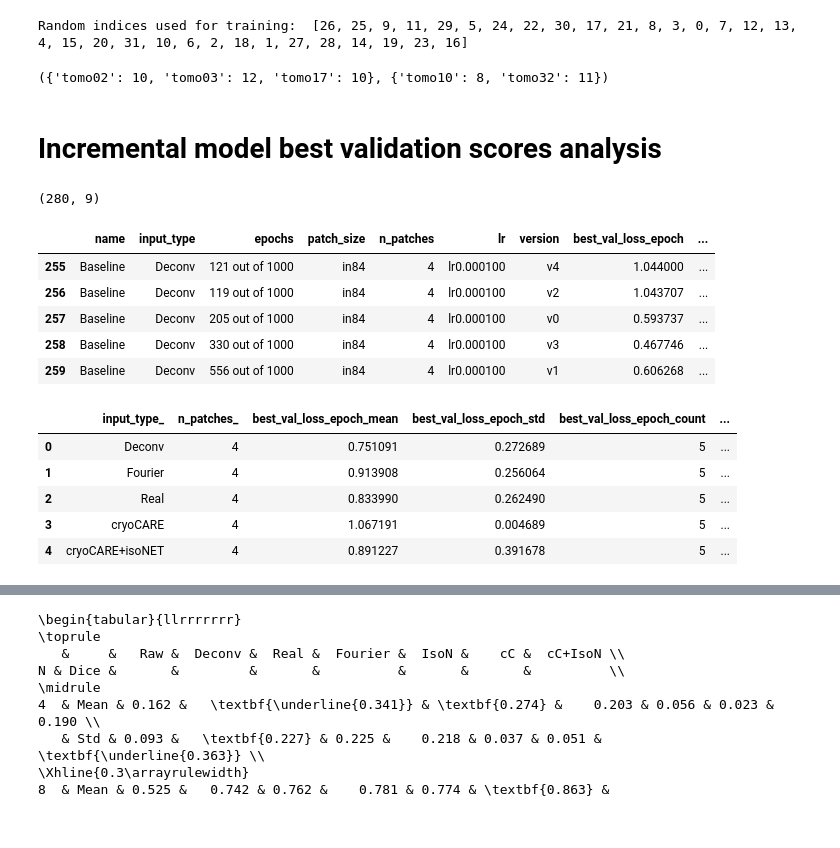
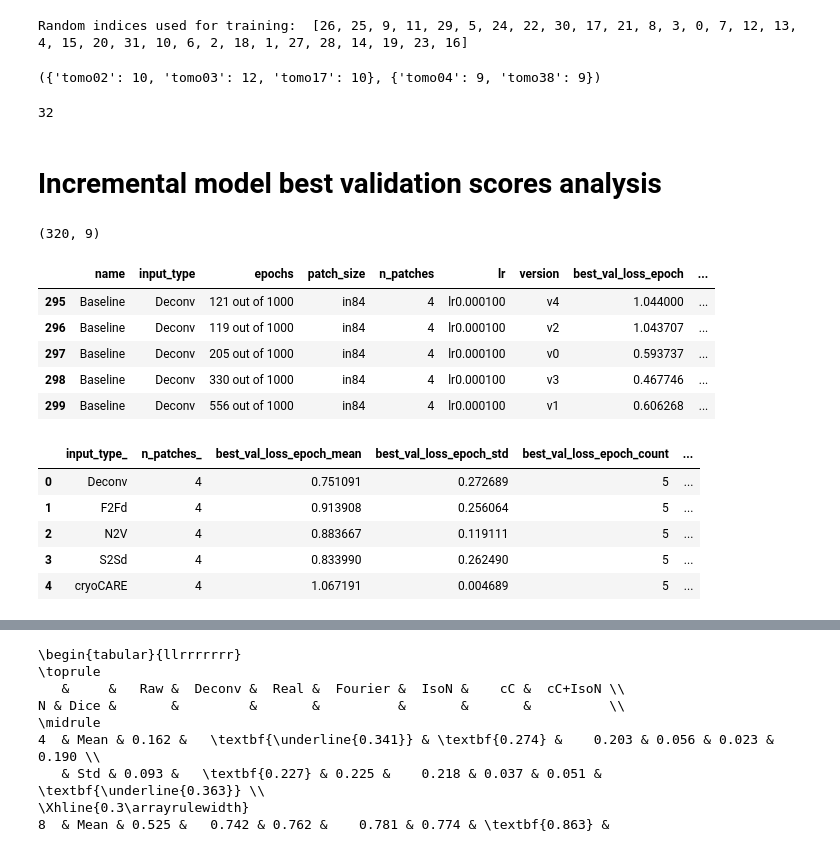
Before and after one commit to Fickincool/master-thesis, a Jupyter notebook: Notebooks/7.00_tomoSegmentPipeline/7.02_analyze_incremental_models.ipynb, the cells around one changed output, grey strips where cells are left out. Drawn from its saved outputs; the diff is of its cells as text; code cells hidden in the pictures.

```diff
--- a/Notebooks/7.00_tomoSegmentPipeline/7.02_analyze_incremental_models.ipynb
+++ b/Notebooks/7.00_tomoSegmentPipeline/7.02_analyze_incremental_models.ipynb
@@ -60,7 +60,7 @@ PARENT_PATH = setup.PARENT_PATH
 train_tomos = ['tomo02', 'tomo03', 'tomo17']
 # val_tomos = ['tomo32', 'tomo10']
 val_tomos = ['tomo38', 'tomo04']
-input_type = 'cryoCARE'
+input_type = 'N2V'
 
 nPatches_training = 32
 
@@ -90,7 +90,11 @@ val_patchCounts = dict(zip(*val_patchCounts))
 train_patchCounts, val_patchCounts
 # %% [output]
 Random indices used for training:  [26, 25, 9, 11, 29, 5, 24, 22, 30, 17, 21, 8, 3, 0, 7, 12, 13, 4, 15, 20, 31, 10, 6, 2, 18, 1, 27, 28, 14, 19, 23, 16]
-({'tomo02': 10, 'tomo03': 12, 'tomo17': 10}, {'tomo10': 8, 'tomo32': 11})
+({'tomo02': 10, 'tomo03': 12, 'tomo17': 10}, {'tomo04': 9, 'tomo38': 9})
+# %%
+len(paths_trainTarget)
+# %% [output]
+32
 # %% [markdown]
 # Incremental model best validation scores analysis
 # %%
@@ -148,24 +152,24 @@ for f in tqdm(list(logs_path.rglob('*/version_*/'))):
 # %%
 df_incremental = pd.DataFrame(model_info, columns=['name', 'input_type', 'epochs', 'patch_size', 'n_patches', 'lr', 'version', 'best_val_loss_epoch',
                                              'associated_val_class1_dice'])
 
 df_incremental = df_incremental[df_incremental.n_patches%4==0].sort_values(['input_type', 'n_patches'])
 df_incremental = df_incremental[df_incremental.patch_size=='in84']
 # df_incremental = df_incremental[df_incremental.input_type!='Deconv']
-df_incremental['input_type'] = df_incremental.input_type.map(lambda x: 'Fourier' if x=='F2Fd' else x).values
-df_incremental['input_type'] = df_incremental.input_type.map(lambda x: 'Real' if x=='S2Sd' else x).values
+# df_incremental['input_type'] = df_incremental.input_type.map(lambda x: 'Fourier' if x=='F2Fd' else x).values
+# df_incremental['input_type'] = df_incremental.input_type.map(lambda x: 'Real' if x=='S2Sd' else x).values
 
 
 print(df_incremental.shape)
 df_incremental.head()
 # %% [output]
-(280, 9)
+(320, 9)
 |  | name | input_type | epochs | patch_size | n_patches | lr | version | best_val_loss_epoch | ... |
-| 255 | Baseline | Deconv | 121 out of 1000 | in84 | 4 | lr0.000100 | v4 | 1.044000 | ... |
-| 256 | Baseline | Deconv | 119 out of 1000 | in84 | 4 | lr0.000100 | v2 | 1.043707 | ... |
-| 257 | Baseline | Deconv | 205 out of 1000 | in84 | 4 | lr0.000100 | v0 | 0.593737 | ... |
-| 258 | Baseline | Deconv | 330 out of 1000 | in84 | 4 | lr0.000100 | v3 | 0.467746 | ... |
-| 259 | Baseline | Deconv | 556 out of 1000 | in84 | 4 | lr0.000100 | v1 | 0.606268 | ... |
+| 295 | Baseline | Deconv | 121 out of 1000 | in84 | 4 | lr0.000100 | v4 | 1.044000 | ... |
+| 296 | Baseline | Deconv | 119 out of 1000 | in84 | 4 | lr0.000100 | v2 | 1.043707 | ... |
+| 297 | Baseline | Deconv | 205 out of 1000 | in84 | 4 | lr0.000100 | v0 | 0.593737 | ... |
+| 298 | Baseline | Deconv | 330 out of 1000 | in84 | 4 | lr0.000100 | v3 | 0.467746 | ... |
+| 299 | Baseline | Deconv | 556 out of 1000 | in84 | 4 | lr0.000100 | v1 | 0.606268 | ... |
 # %%
 loss_means = df_incremental[df_incremental.n_patches%4==0].groupby(['input_type', 'n_patches']).agg({'best_val_loss_epoch':['mean','std','count'],
                                                                 'associated_val_class1_dice':['mean','std']}).reset_index()
@@ -183,10 +187,10 @@ loss_means.head()
 # %% [output]
 |  | input_type_ | n_patches_ | best_val_loss_epoch_mean | best_val_loss_epoch_std | best_val_loss_epoch_count | ... |
 | 0 | Deconv | 4 | 0.751091 | 0.272689 | 5 | ... |
-| 1 | Fourier | 4 | 0.913908 | 0.256064 | 5 | ... |
-| 2 | Real | 4 | 0.833990 | 0.262490 | 5 | ... |
-| 3 | cryoCARE | 4 | 1.067191 | 0.004689 | 5 | ... |
-| 4 | cryoCARE+isoNET | 4 | 0.891227 | 0.391678 | 5 | ... |
+| 1 | F2Fd | 4 | 0.913908 | 0.256064 | 5 | ... |
+| 2 | N2V | 4 | 0.883667 | 0.119111 | 5 | ... |
+| 3 | S2Sd | 4 | 0.833990 | 0.262490 | 5 | ... |
+| 4 | cryoCARE | 4 | 1.067191 | 0.004689 | 5 | ... |
 # %%
 pd.options.display.float_format = "{:,.3f}".format
 def parse_top2(line):
```
Also changed, not shown: parts of 13 cells of this notebook, 6 other files.
